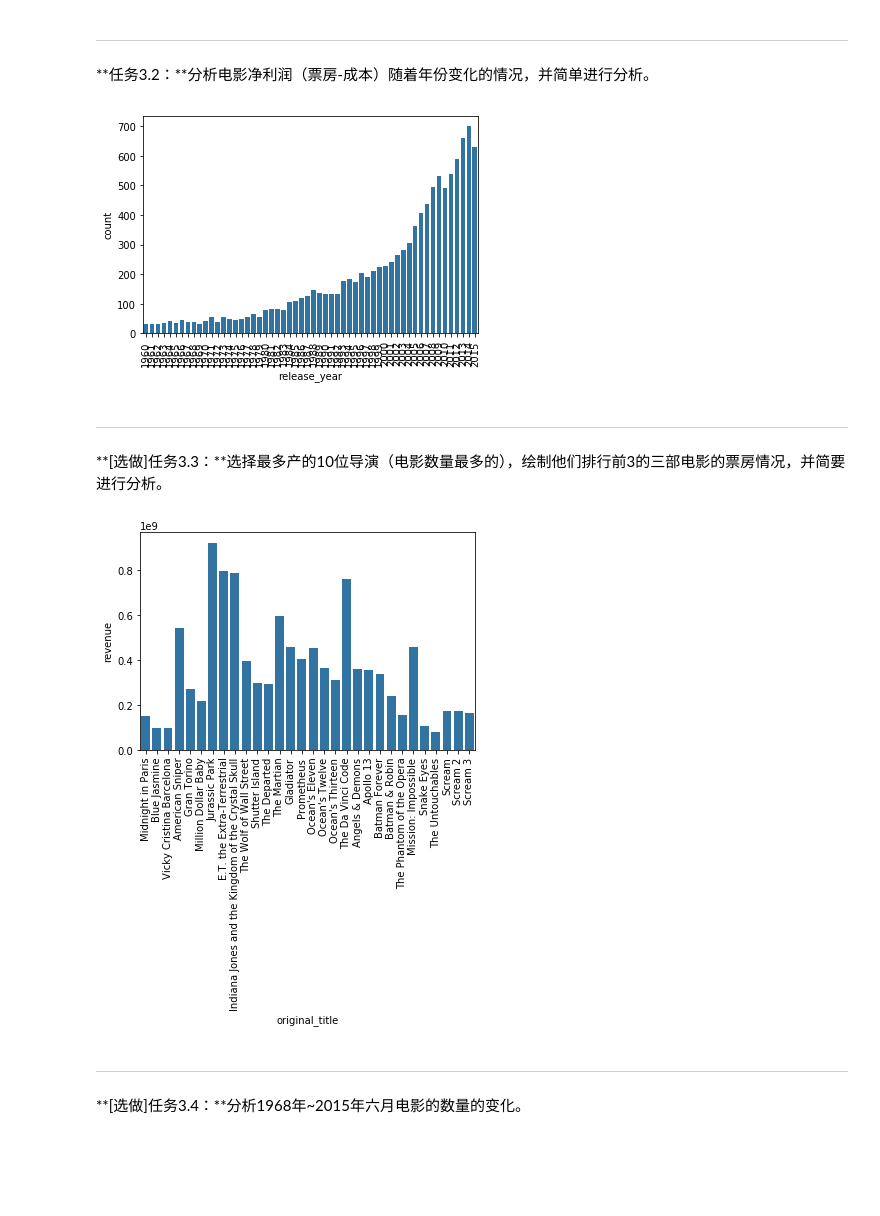
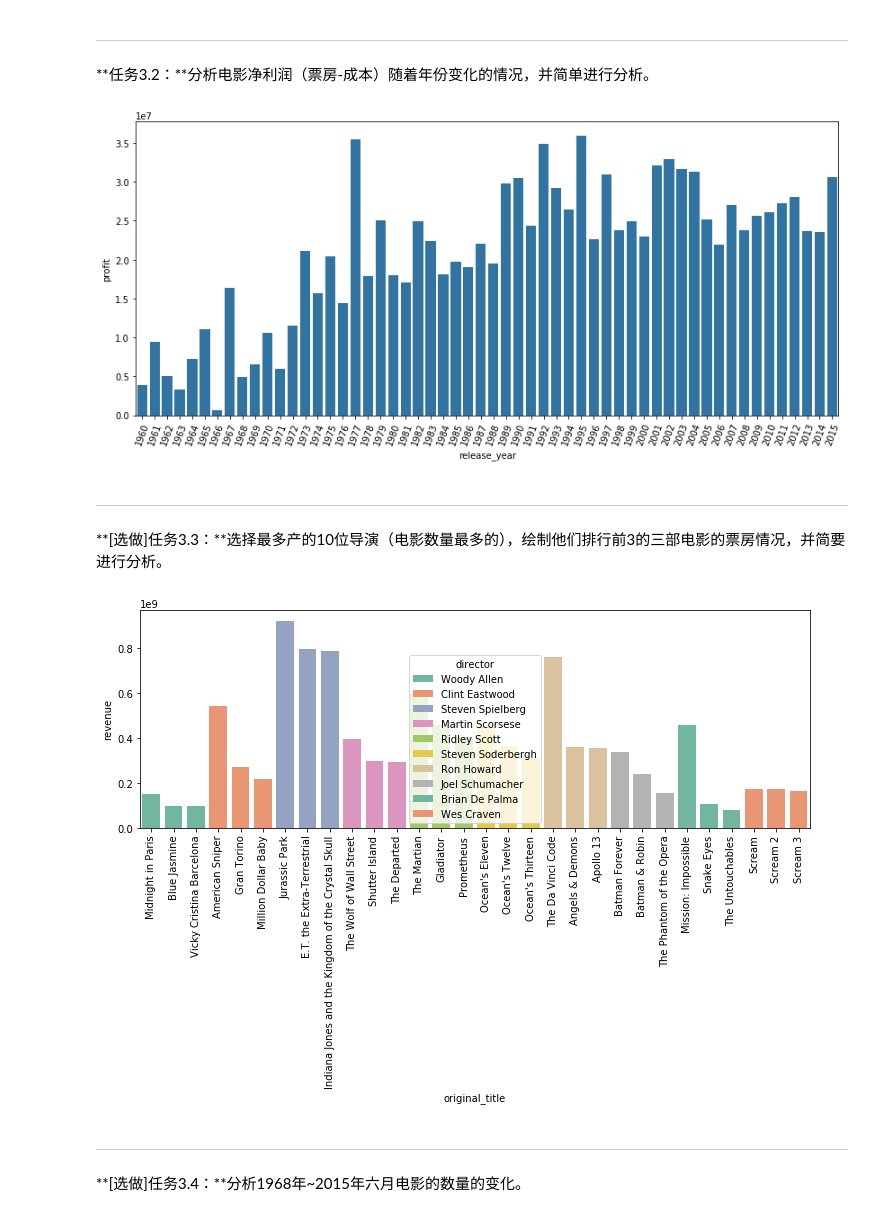
Before and after one commit to zhangyou646/udcity, a Jupyter notebook: P2_Explore_Movie_Dataset/Explore Movie Dataset.ipynb, the cells around one changed output. Saved outputs shown, nothing was run; the diff lists cells and outputs as text; code cells hidden in the pictures; blank space fills up the shorter version.

```diff
--- a/P2_Explore_Movie_Dataset/Explore Movie Dataset.ipynb
+++ b/P2_Explore_Movie_Dataset/Explore Movie Dataset.ipynb
@@ -113,14 +298,26 @@ movie_data_dropna = movie_data.dropna(axis = 0)
 要求：每一个语句只能用一行代码实现。
 # %%
 # 1. 读取数据表中名为 `id`、`popularity`、`budget`、`runtime`、`vote_average` 列的数据。
-move_data1 = movie_data[['id', 'popularity', 'budget', 'runtime', 'vote_average']]
-# print(move_data1)
-# 2. 读取数据表中前1～20行以及48、49行的数据。
-moive_data2 = movie_data.iloc[0:20].append(movie_data.iloc[47:49])
-# print(moive_data2)
+movie_data1 = movie_data[['id', 'popularity', 'budget', 'runtime', 'vote_average']]
+# print(movie_data1)
+
+# 读取数据表中前1～20行以及48、49行的数据。
+# 创建1-20行索引
+index = [x for x in range(20)]
+# 增加48、49行索引
+for x in range(47,49):
+    index.append(x)
+#2. 读取数据表中前1～20行以及48、49行的数据。
+# 改进
+movie_data2 = movie_data.iloc[index]
+# print(movie_data2)
+# movie_data2 = movie_data.iloc[0:20].append(movie_data.iloc[47:49])
+
+
+
 # 3. 读取数据表中第50～60行的 `popularity` 那一列的数据。
-moive_data3 = movie_data.iloc[49:60][['popularity']]
-# print(moive_data3)
+movie_data3 = movie_data.iloc[49:60][['popularity']]
+# print(movie_data3)
 # %% [markdown]
 ---
 
@@ -192,18 +389,22 @@ sb.barplot(data = movie_popularity,y = 'original_title', x = 'popularity',color
 # %%
 # 筛选年份
 year_profit = movie_data[[ 'release_year']]
 # 插入利润列
 year_profit.insert(1,'profit',movie_data[ 'revenue'] - movie_data['budget'])
-# print(year_profit.describe())
-base_color = sb.color_palette()[0]
-# 用直方图显示年份和利润的关系
-sb.countplot(data = year_profit, x = 'release_year', color = base_color);
-plt.xticks(rotation = 90);
+# 求每一年的平均利润
+year_profit = year_profit.groupby((['release_year'])).mean()
+# 转成dataframe,索引变成列
+year_profit.reset_index(inplace=True)
+# print(year_profit)
+# year_profit['release_year'] = year_profit.index
+plt.figure(figsize=(14, 6));
+sb.barplot(data = year_profit,y = 'profit', x = 'release_year',color = base_color);
+plt.xticks(rotation = 70);
 
 # 简要分析
-# 从下图可以看出随着年份的增长，电影净利润总体也随着增长
+# 从下图可以看出随着年份的增长，电影净利润总体也随着增长，每年平均净利也是呈增长但后期变化不大
 # %% [output]
-[figure, old version]
+[figure, new version]
 # %% [markdown]
 ---
 
@@ -215,18 +416,20 @@ directors = movie_data.groupby(['director'])['original_title'].agg(['size']).sor
 #创建一个空的dataframe,用于存放前10导演、电影、票房
 top_data = pd.DataFrame(columns = ['director','original_title','revenue'])
 # 遍历导演获取对应前三票房 DataFrame
+plt.figure(figsize=(12, 4));
 for index, row in directors.iterrows():
     # 筛选导演对应票房前三的电影
     top_data = top_data.append(movie_data[(movie_data['director'] == index)].sort_values(by='revenue' , ascending=False).head(3)[['director','original_title','revenue']])
-    # 剩下怎么去画图？
-    sb.barplot(data = top_data,y = 'revenue', x = 'original_title',color = base_color);
+
+# 整理完数据后生成的图（改进的地方）
+sb.barplot(data = top_data,y = 'revenue', x = 'original_title', hue='director', dodge=False, palette="Set2");
 
 plt.xticks(rotation = 90);
 # print(top_data)
 # 简要分析
 # 产量高导演的电影票房不一定就高
 # %% [output]
-[figure, old version]
+[figure, new version]
 # %% [markdown]
 ---
 
```
Also changed, not shown: parts of 14 cells of this notebook, 2 other files.
